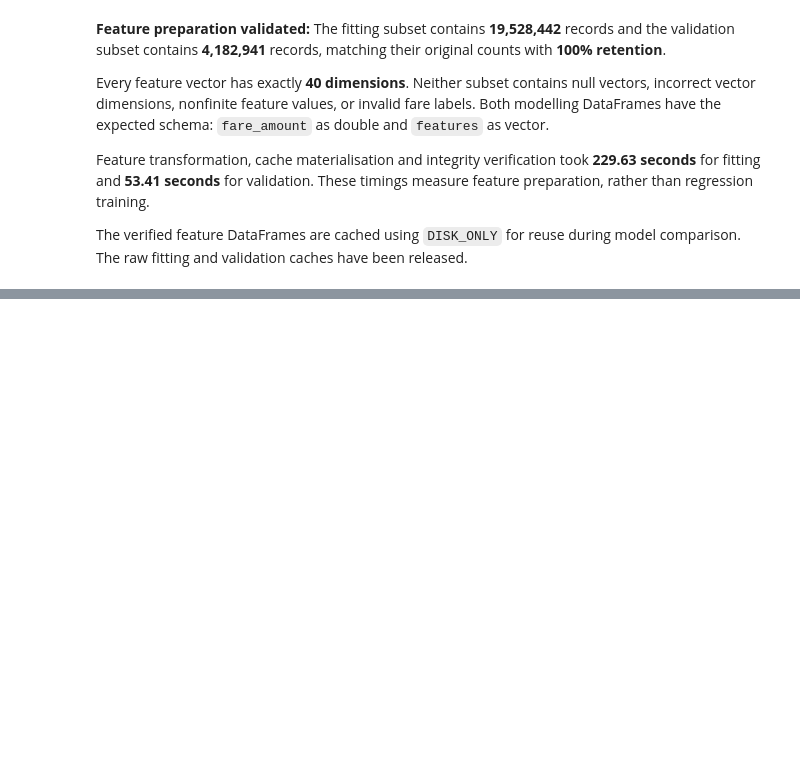
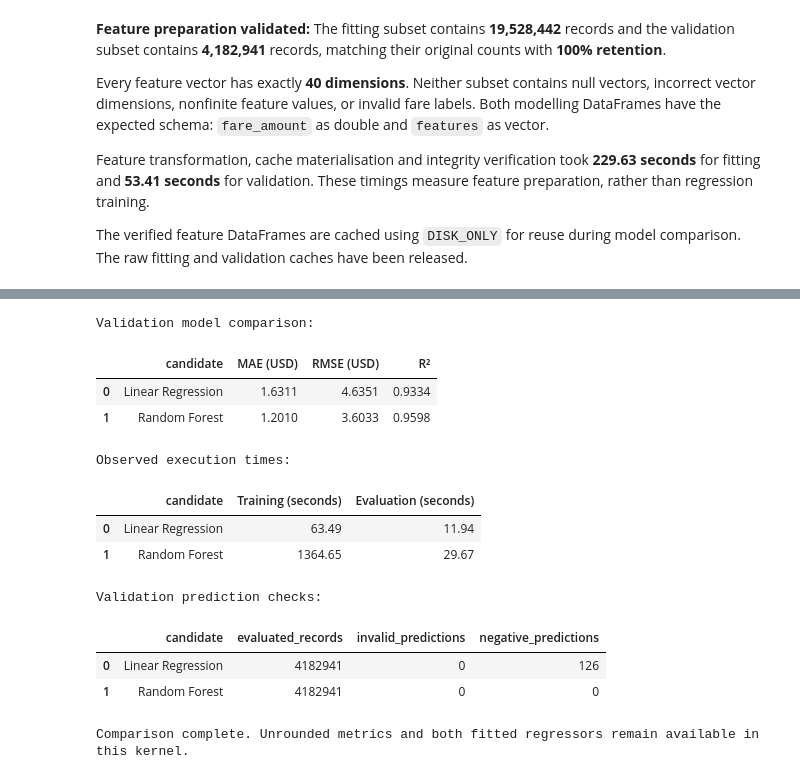
Before and after one commit to hncha9-eng/ITO5202_Ass2_27602966, a Jupyter notebook: assessment2.ipynb, the cells around one changed output, grey strips where cells are left out. Saved outputs shown, nothing was run; the diff lists cells and outputs as text; code cells hidden in the pictures; blank space fills up the shorter version.

Commit message:
Train and compare competing Spark ML models

```diff
--- a/assessment2.ipynb
+++ b/assessment2.ipynb
@@ -4007,0 +4410,68 @@ released.
+# %%
+assert set(candidate_validation_results) == set(candidate_estimators), (
+    "Complete training and validation for both candidates first."
+)
+
+# Preserve unrounded results for subsequent model selection.
+model_comparison_df = pd.DataFrame(
+    [
+        candidate_validation_results[candidate_name]
+        for candidate_name in candidate_estimators
+    ]
+)
+
+print("Validation model comparison:")
+display(
+    model_comparison_df[
+        ["candidate", "mae", "rmse", "r2"]
+    ].rename(
+        columns={
+            "mae": "MAE (USD)",
+            "rmse": "RMSE (USD)",
+            "r2": "R²",
+        }
+    ).round(4)
+)
+
+print("\nObserved execution times:")
+display(
+    model_comparison_df[
+        ["candidate", "training_seconds", "evaluation_seconds"]
+    ].rename(
+        columns={
+            "training_seconds": "Training (seconds)",
+            "evaluation_seconds": "Evaluation (seconds)",
+        }
+    ).round(2)
+)
+
+print("\nValidation prediction checks:")
+display(
+    model_comparison_df[
+        [
+            "candidate",
+            "evaluated_records",
+            "invalid_predictions",
+            "negative_predictions",
+        ]
+    ]
+)
+
+print(
+    "\nComparison complete. Unrounded metrics and both fitted "
+    "regressors remain available in this kernel."
+)
+# %% [output]
+Validation model comparison:
+|  | candidate | MAE (USD) | RMSE (USD) | R² |
+| 0 | Linear Regression | 1.6311 | 4.6351 | 0.9334 |
+| 1 | Random Forest | 1.2010 | 3.6033 | 0.9598 |
+Observed execution times:
+|  | candidate | Training (seconds) | Evaluation (seconds) |
+| 0 | Linear Regression | 63.49 | 11.94 |
+| 1 | Random Forest | 1364.65 | 29.67 |
+Validation prediction checks:
+|  | candidate | evaluated_records | invalid_predictions | negative_predictions |
+| 0 | Linear Regression | 4182941 | 0 | 126 |
+| 1 | Random Forest | 4182941 | 0 | 0 |
+Comparison complete. Unrounded metrics and both fitted regressors remain available in this kernel.
```
Also changed, not shown: parts of 12 cells of this notebook.
